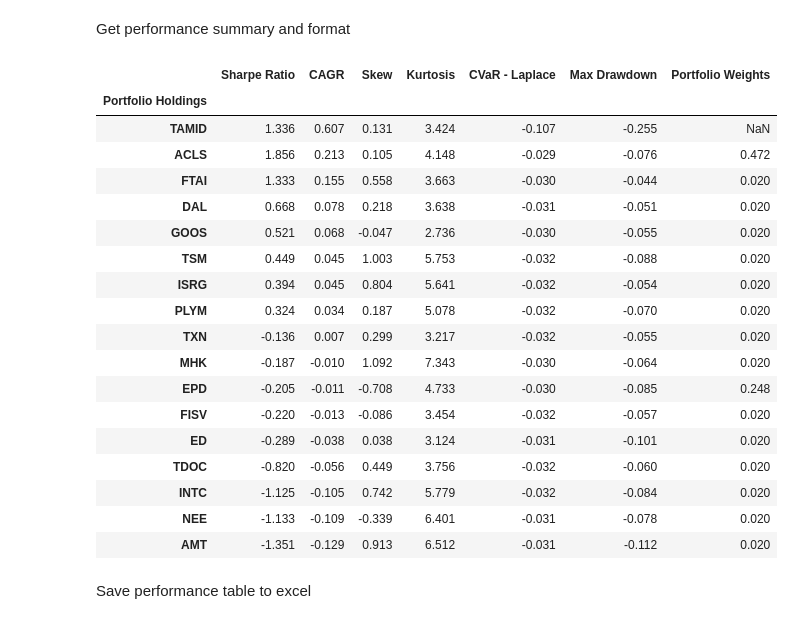
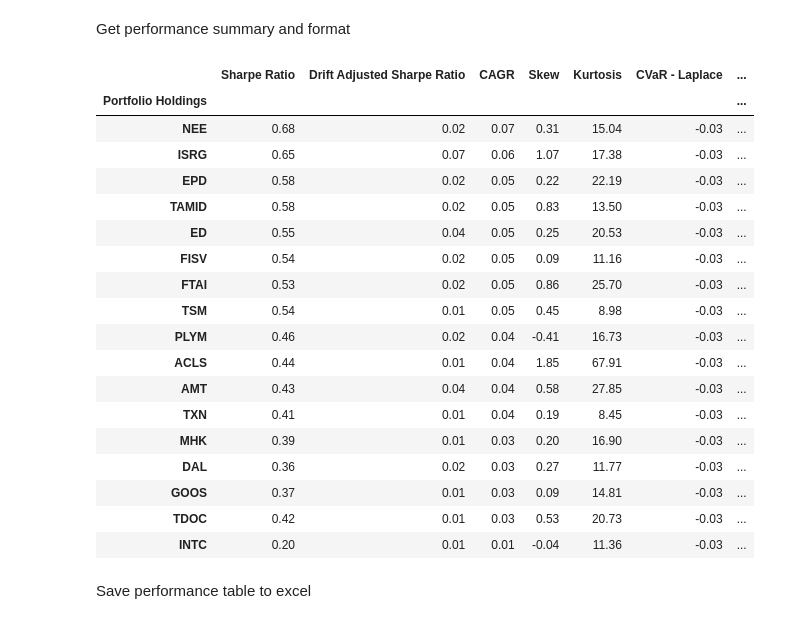
Before and after one commit to marcuskastevens/portfolio_newsletter, a Jupyter notebook: performance_attribution.ipynb, the cells around one changed output. Drawn from its saved outputs; the diff is of its cells as text; code cells hidden in the pictures.

```diff
--- a/performance_attribution.ipynb
+++ b/performance_attribution.ipynb
@@ -15,7 +15,7 @@ import matplotlib.pyplot as plt
 import matplotlib.ticker as mtick
 # %%
 # Get portfolio weights from csv
-mvo_weights = pd.read_csv(r'portfolio_reports_1-31-23/mvo_weights_1-30-23.csv').set_index('Date')
+mvo_weights = pd.read_csv(r'portfolio_reports_2-7-23/mvo_weights_2-7-23.csv').set_index('Date')
 mvo_weights = mvo_weights.iloc[-1]
 
 tickers = mvo_weights.index
@@ -24,15 +24,18 @@ returns = pd.DataFrame()
 for ticker in tickers:
 
     # Get trailing month's worth of stock prices
-    prices = yf.download(ticker, start=dt.date.today()-BDay(20*6), end=dt.date.today())['Adj Close']
+    # prices = yf.download(ticker, start=dt.date.today()-BDay(20*12*5), end=dt.date.today())['Adj Close']
+    prices = yf.download(ticker, start=dt.date.today()-BDay(252*23), end=dt.date.today())['Adj Close']
 
     # Get raw asset returns
     raw_rets = prices.pct_change()
     raw_rets = raw_rets.rename(ticker)
     returns = pd.concat([returns, raw_rets], axis=1)
 
-raw_returns = returns.dropna()
-weighted_returns = pd.Series(raw_returns.dot(mvo_weights), name='TAMID').dropna()
+raw_returns = returns
+# mvo_weights = backtest.mvo(hist_returns=raw_returns, expected_returns=raw_returns.tail(20*12*5).mean(), target_vol=.01, max_position_weight=2, net_exposure = 1, market_bias=0)
+mvo_weights = backtest.mvo(hist_returns=raw_returns, expected_returns=raw_returns.mean(), target_vol=.01, max_position_weight=2, net_exposure = 1, market_bias=0)
+weighted_returns = pd.Series((raw_returns*mvo_weights).sum(1), name='TAMID')
 # %% [output]
 [*********************100%***********************]  1 of 1 completed
 [*********************100%***********************]  1 of 1 completed
@@ -59,7 +71,7 @@ portfolio_performance = pd.DataFrame()
 # Iterate through raw stock returns
 for ticker, returns in raw_returns.items():
     # Scale returns to default vol (10%) to ensure direct comparison of CAGR and other relevant values
-    returns = backtest.scale_vol(returns)
+    returns = backtest.scale_vol(returns).dropna()
     # Get performance summary
     ticker_performance = backtest.performance_summary(returns)
     ticker_performance.name = ticker
@@ -67,36 +79,36 @@ for ticker, returns in raw_returns.items():
     portfolio_performance = pd.concat([portfolio_performance, ticker_performance], axis=1)
 
 # Add performance for TAMID portfolio to aggregate performance pd.DataFrame
-portfolio_performance['TAMID'] = backtest.performance_summary(weighted_returns)
+portfolio_performance['TAMID'] = backtest.performance_summary(backtest.scale_vol(weighted_returns))
 # %%
 # Format
-portfolio_performance = portfolio_performance.T.sort_values(by=['CAGR', 'Sharpe Ratio'], ascending=False)
-portfolio_performance = portfolio_performance[['Sharpe Ratio', 'CAGR', 'Skew', 'Kurtosis', 'CVaR - Laplace', 'Max Drawdown']]
+portfolio_performance = portfolio_performance.T.sort_values(by=['CAGR', 'Sharpe Ratio', 'Drift Adjusted Sharpe Ratio'], ascending=False)
+portfolio_performance = portfolio_performance[['Sharpe Ratio', 'Drift Adjusted Sharpe Ratio', 'CAGR', 'Skew', 'Kurtosis', 'CVaR - Laplace', 'Max Drawdown']]
 # Add MVO weights as a column
 portfolio_performance['Portfolio Weights'] = mvo_weights
 portfolio_performance.index.name = 'Portfolio Holdings'
-portfolio_performance = np.round(portfolio_performance, 3)
+portfolio_performance = np.round(portfolio_performance, 2)
 portfolio_performance
 # %% [output]
-|  | Sharpe Ratio | CAGR | Skew | Kurtosis | CVaR - Laplace | Max Drawdown | Portfolio Weights |
-| Portfolio Holdings |  |  |  |  |  |  |  |
-| TAMID | 1.336 | 0.607 | 0.131 | 3.424 | -0.107 | -0.255 | NaN |
-| ACLS | 1.856 | 0.213 | 0.105 | 4.148 | -0.029 | -0.076 | 0.472 |
-| FTAI | 1.333 | 0.155 | 0.558 | 3.663 | -0.030 | -0.044 | 0.020 |
-| DAL | 0.668 | 0.078 | 0.218 | 3.638 | -0.031 | -0.051 | 0.020 |
-| GOOS | 0.521 | 0.068 | -0.047 | 2.736 | -0.030 | -0.055 | 0.020 |
-| TSM | 0.449 | 0.045 | 1.003 | 5.753 | -0.032 | -0.088 | 0.020 |
-| ISRG | 0.394 | 0.045 | 0.804 | 5.641 | -0.032 | -0.054 | 0.020 |
-| PLYM | 0.324 | 0.034 | 0.187 | 5.078 | -0.032 | -0.070 | 0.020 |
-| TXN | -0.136 | 0.007 | 0.299 | 3.217 | -0.032 | -0.055 | 0.020 |
-| MHK | -0.187 | -0.010 | 1.092 | 7.343 | -0.030 | -0.064 | 0.020 |
-| EPD | -0.205 | -0.011 | -0.708 | 4.733 | -0.030 | -0.085 | 0.248 |
-| FISV | -0.220 | -0.013 | -0.086 | 3.454 | -0.032 | -0.057 | 0.020 |
-| ED | -0.289 | -0.038 | 0.038 | 3.124 | -0.031 | -0.101 | 0.020 |
-| TDOC | -0.820 | -0.056 | 0.449 | 3.756 | -0.032 | -0.060 | 0.020 |
-| INTC | -1.125 | -0.105 | 0.742 | 5.779 | -0.032 | -0.084 | 0.020 |
-| NEE | -1.133 | -0.109 | -0.339 | 6.401 | -0.031 | -0.078 | 0.020 |
-| AMT | -1.351 | -0.129 | 0.913 | 6.512 | -0.031 | -0.112 | 0.020 |
+|  | Sharpe Ratio | Drift Adjusted Sharpe Ratio | CAGR | Skew | Kurtosis | CVaR - Laplace | ... |
+| Portfolio Holdings |  |  |  |  |  |  | ... |
+| NEE | 0.68 | 0.02 | 0.07 | 0.31 | 15.04 | -0.03 | ... |
+| ISRG | 0.65 | 0.07 | 0.06 | 1.07 | 17.38 | -0.03 | ... |
+| EPD | 0.58 | 0.02 | 0.05 | 0.22 | 22.19 | -0.03 | ... |
+| TAMID | 0.58 | 0.02 | 0.05 | 0.83 | 13.50 | -0.03 | ... |
+| ED | 0.55 | 0.04 | 0.05 | 0.25 | 20.53 | -0.03 | ... |
+| FISV | 0.54 | 0.02 | 0.05 | 0.09 | 11.16 | -0.03 | ... |
+| FTAI | 0.53 | 0.02 | 0.05 | 0.86 | 25.70 | -0.03 | ... |
+| TSM | 0.54 | 0.01 | 0.05 | 0.45 | 8.98 | -0.03 | ... |
+| PLYM | 0.46 | 0.02 | 0.04 | -0.41 | 16.73 | -0.03 | ... |
+| ACLS | 0.44 | 0.01 | 0.04 | 1.85 | 67.91 | -0.03 | ... |
+| AMT | 0.43 | 0.04 | 0.04 | 0.58 | 27.85 | -0.03 | ... |
+| TXN | 0.41 | 0.01 | 0.04 | 0.19 | 8.45 | -0.03 | ... |
+| MHK | 0.39 | 0.01 | 0.03 | 0.20 | 16.90 | -0.03 | ... |
+| DAL | 0.36 | 0.02 | 0.03 | 0.27 | 11.77 | -0.03 | ... |
+| GOOS | 0.37 | 0.01 | 0.03 | 0.09 | 14.81 | -0.03 | ... |
+| TDOC | 0.42 | 0.01 | 0.03 | 0.53 | 20.73 | -0.03 | ... |
+| INTC | 0.20 | 0.01 | 0.01 | -0.04 | 11.36 | -0.03 | ... |
 # %% [markdown]
 Save performance table to excel
 # %%
```
Also changed, not shown: parts of 13 cells of this notebook, 42 other files.
